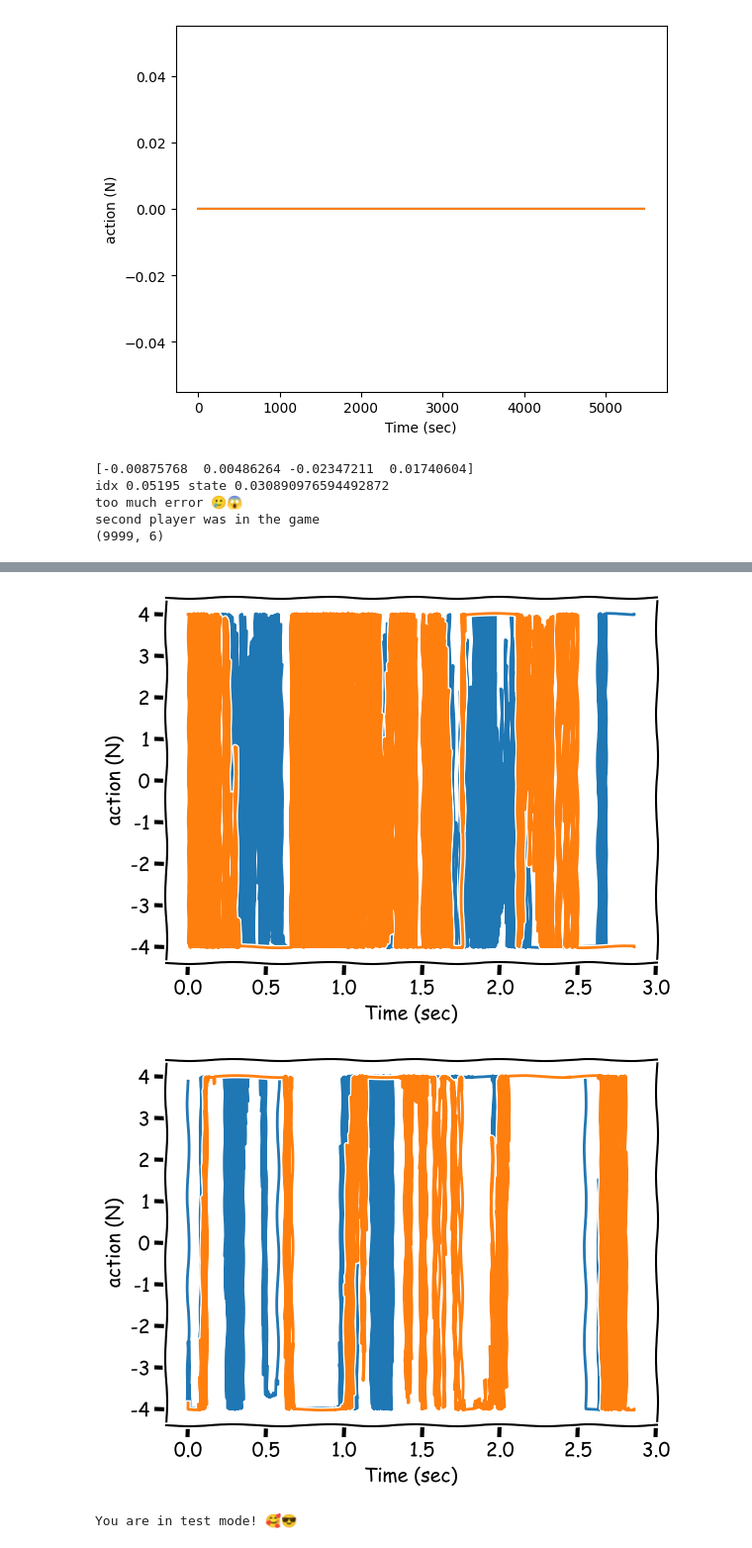
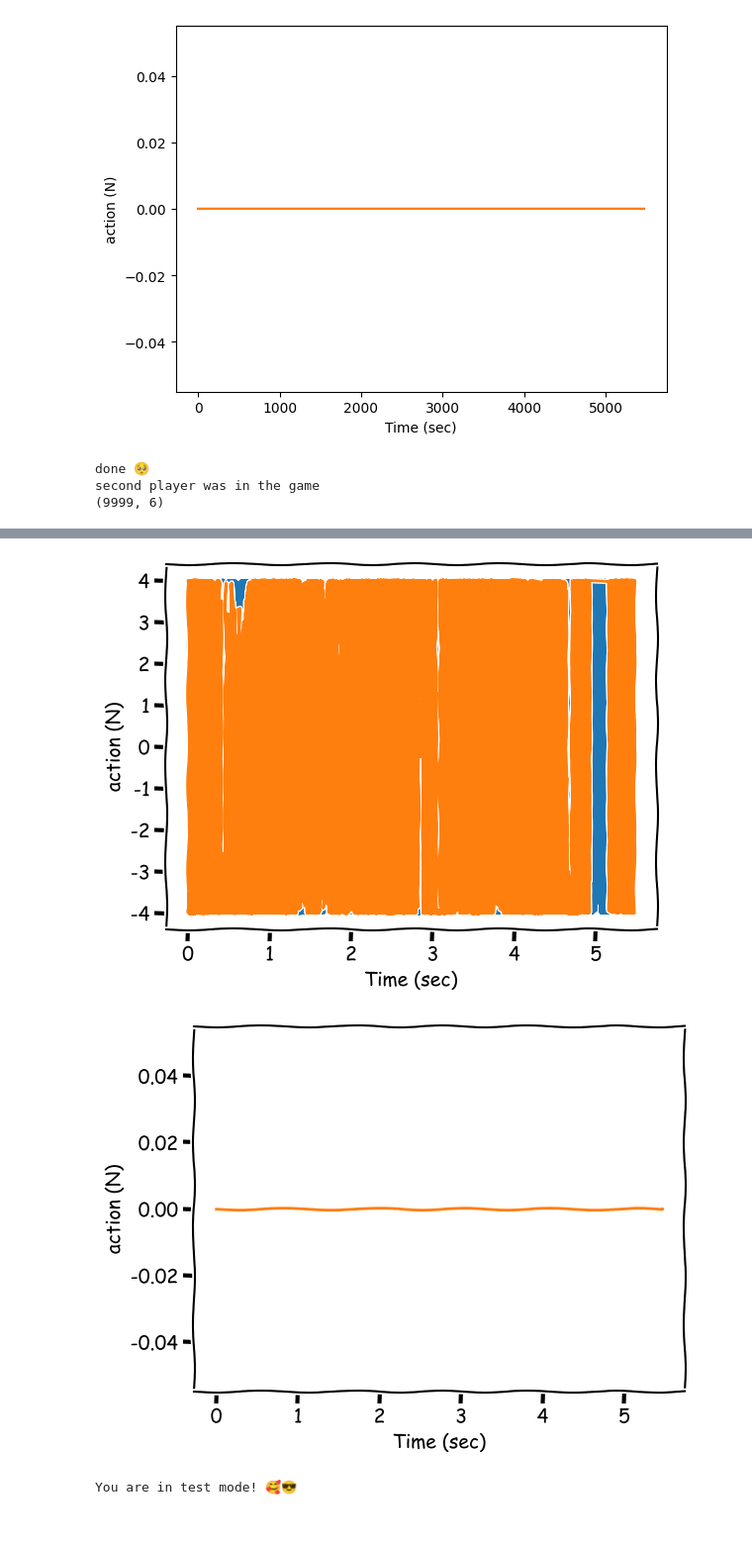
Before and after one commit to alibaniasad1999/master-thesis, a Jupyter notebook: Code/Python/TBP/DDPG/DG/DG_DDPG_TBP.ipynb, the cells around one changed output, grey strips where cells are left out. Shown at 99% size. Drawn from its saved outputs; the diff is of its cells as text; code cells hidden in the pictures.

```diff
--- a/Code/Python/TBP/DDPG/DG/DG_DDPG_TBP.ipynb
+++ b/Code/Python/TBP/DDPG/DG/DG_DDPG_TBP.ipynb
@@ -812,10 +812,8 @@ Data saved to results folder 😜
 #     plt.plot(states[:,i])
 #     plt.show()
 # %%
-ddpg.test(fun_mode=True, second_player=True)
+ddpg.test(fun_mode=True, second_player=False)
 # %% [output]
-[-0.00875768  0.00486264 -0.02347211  0.01740604]
-idx 0.05195 state 0.030890976594492872
-too much error 🥲😱
+done 🥺
 second player was in the game
 (9999, 6)
@@ -823,5 +821,5 @@ second player was in the game
-[figure, old version]
+[figure, new version]
-[figure, old version]
+[figure, new version]
 # %%
 # ddpg.save()
 # ddpg.save()
```
Also changed, not shown: parts of 3 cells of this notebook, 7 other files.
